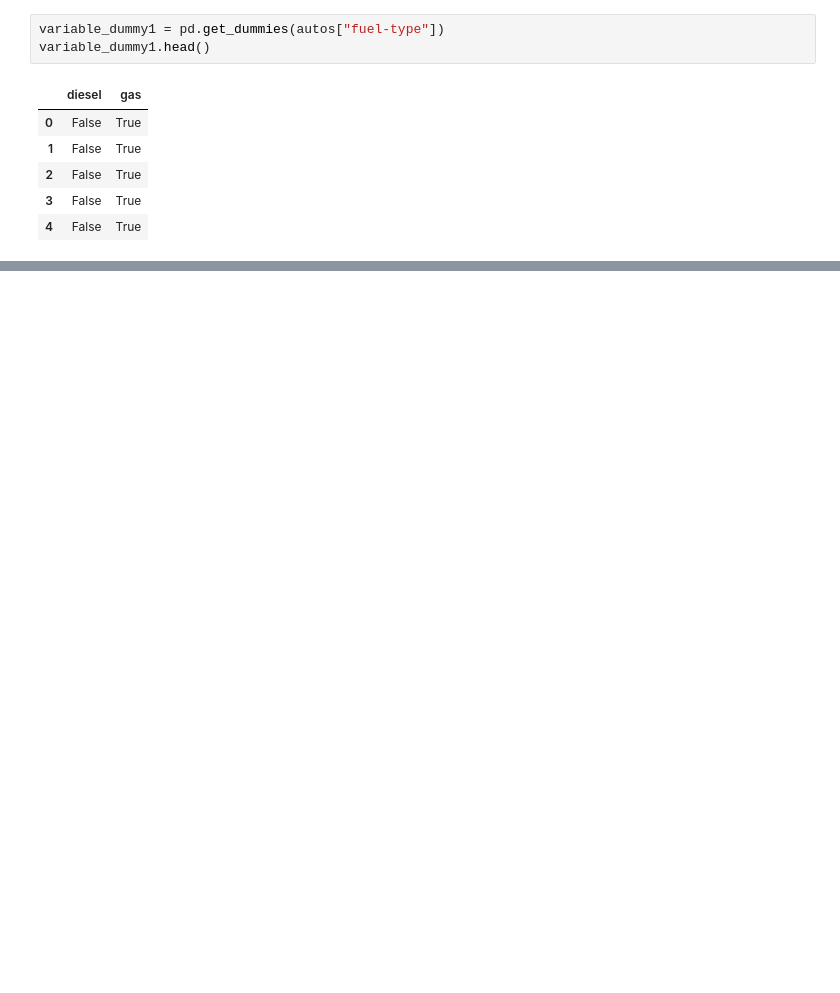
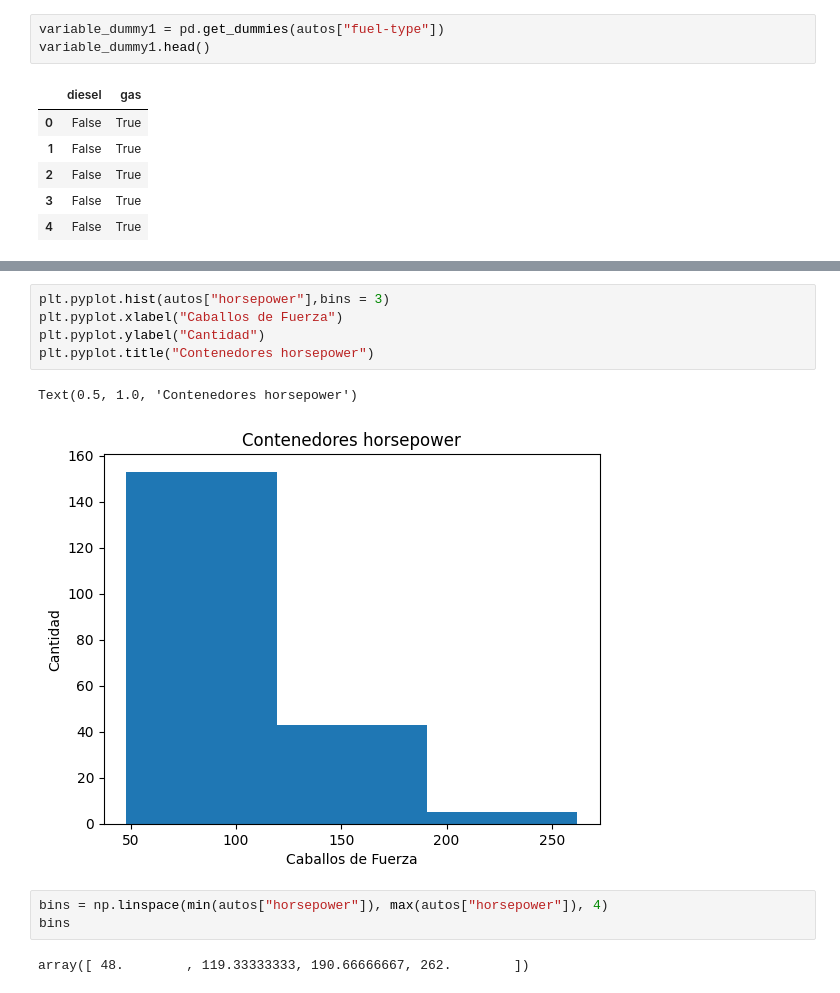
Before and after one commit to JesusRosales70/Machine-Learning, a Jupyter notebook: Unidad 1/Practica_1_DataWrangling.ipynb, the cells around one changed output, grey strips where cells are left out. Cells and saved outputs as stored; diff of their text form; blank space fills up the shorter version.

```diff
--- a/Unidad 1/Practica_1_DataWrangling.ipynb
+++ b/Unidad 1/Practica_1_DataWrangling.ipynb
@@ -216,0 +394,13 @@ Text(0.5, 1.0, 'Contenedores horsepower')
+# %%
+plt.pyplot.hist(autos["horsepower"],bins = 3)
+plt.pyplot.xlabel("Caballos de Fuerza")
+plt.pyplot.ylabel("Cantidad")
+plt.pyplot.title("Contenedores horsepower")
+# %% [output]
+Text(0.5, 1.0, 'Contenedores horsepower')
+[figure, added]
+# %%
+bins = np.linspace(min(autos["horsepower"]), max(autos["horsepower"]), 4)
+bins
+# %% [output]
+array([ 48.        , 119.33333333, 190.66666667, 262.        ])
```
Also changed, not shown: parts of 43 cells of this notebook.
